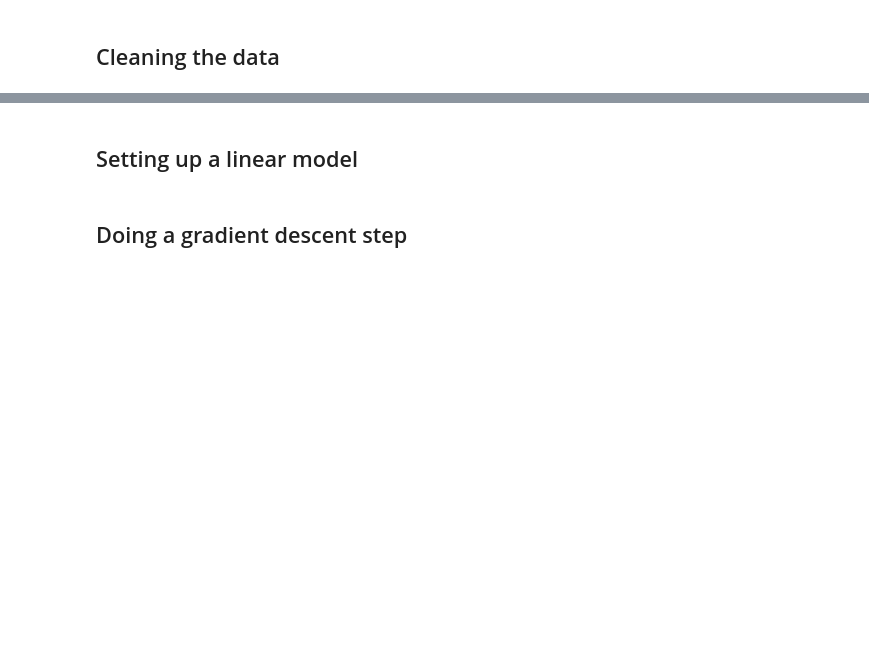
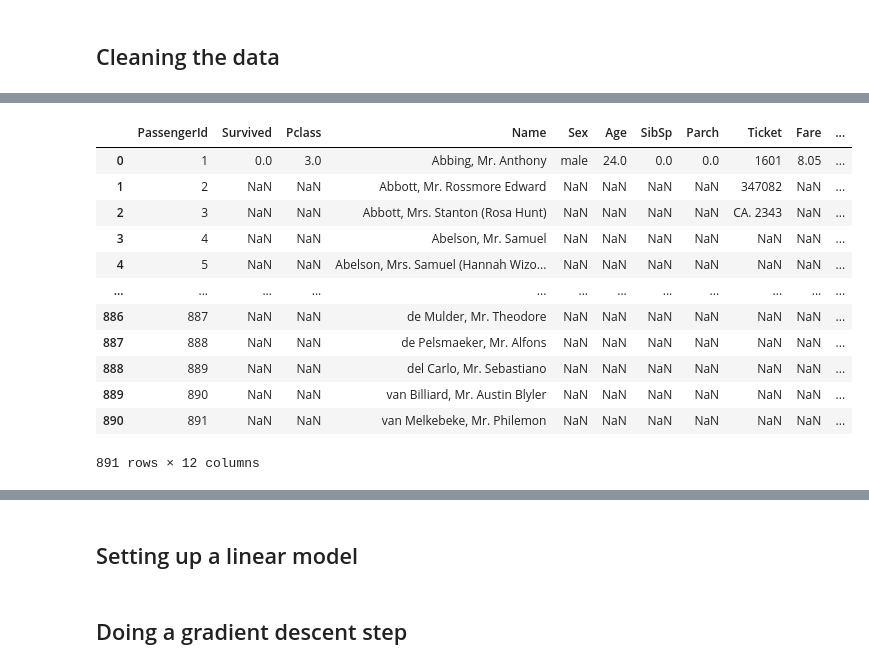
Before and after one commit to Abdur-Rahim-sheikh/fast.ai, a Jupyter notebook: 05-linear-model-and-neural-net-from-scratch.ipynb, the cells around one changed output, grey strips where cells are left out. Saved outputs shown, nothing was run; the diff lists cells and outputs as text; code cells hidden in the pictures; blank space fills up the shorter version.

```diff
--- a/05-linear-model-and-neural-net-from-scratch.ipynb
+++ b/05-linear-model-and-neural-net-from-scratch.ipynb
@@ -30,3 +55,19 @@ df.isna().sum()
+# %%
+df.mode()
+# %% [output]
+|  | PassengerId | Survived | Pclass | Name | Sex | Age | SibSp | Parch | Ticket | Fare | ... |
+| 0 | 1 | 0.0 | 3.0 | Abbing, Mr. Anthony | male | 24.0 | 0.0 | 0.0 | 1601 | 8.05 | ... |
+| 1 | 2 | NaN | NaN | Abbott, Mr. Rossmore Edward | NaN | NaN | NaN | NaN | 347082 | NaN | ... |
+| 2 | 3 | NaN | NaN | Abbott, Mrs. Stanton (Rosa Hunt) | NaN | NaN | NaN | NaN | CA. 2343 | NaN | ... |
+| 3 | 4 | NaN | NaN | Abelson, Mr. Samuel | NaN | NaN | NaN | NaN | NaN | NaN | ... |
+| 4 | 5 | NaN | NaN | Abelson, Mrs. Samuel (Hannah Wizo... | NaN | NaN | NaN | NaN | NaN | NaN | ... |
+| ... | ... | ... | ... | ... | ... | ... | ... | ... | ... | ... | ... |
+| 886 | 887 | NaN | NaN | de Mulder, Mr. Theodore | NaN | NaN | NaN | NaN | NaN | NaN | ... |
+| 887 | 888 | NaN | NaN | de Pelsmaeker, Mr. Alfons | NaN | NaN | NaN | NaN | NaN | NaN | ... |
+| 888 | 889 | NaN | NaN | del Carlo, Mr. Sebastiano | NaN | NaN | NaN | NaN | NaN | NaN | ... |
+| 889 | 890 | NaN | NaN | van Billiard, Mr. Austin Blyler | NaN | NaN | NaN | NaN | NaN | NaN | ... |
+| 890 | 891 | NaN | NaN | van Melkebeke, Mr. Philemon | NaN | NaN | NaN | NaN | NaN | NaN | ... |
+891 rows × 12 columns
 # %%
 modes = df.mode().iloc[0]
 modes
```
Also changed, not shown: parts of 17 cells of this notebook.
